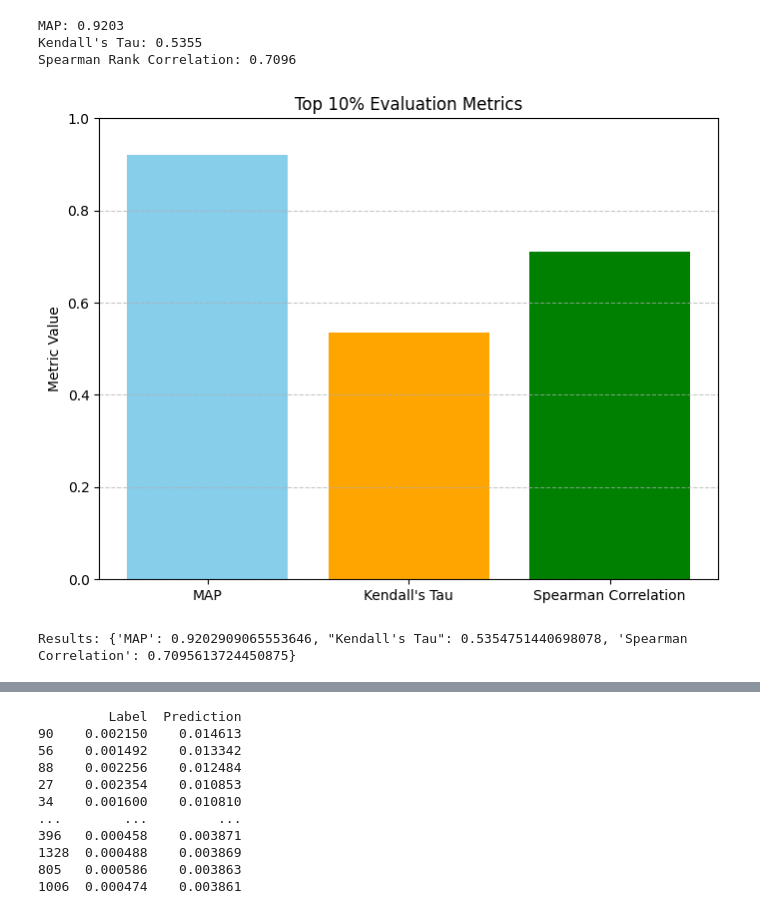
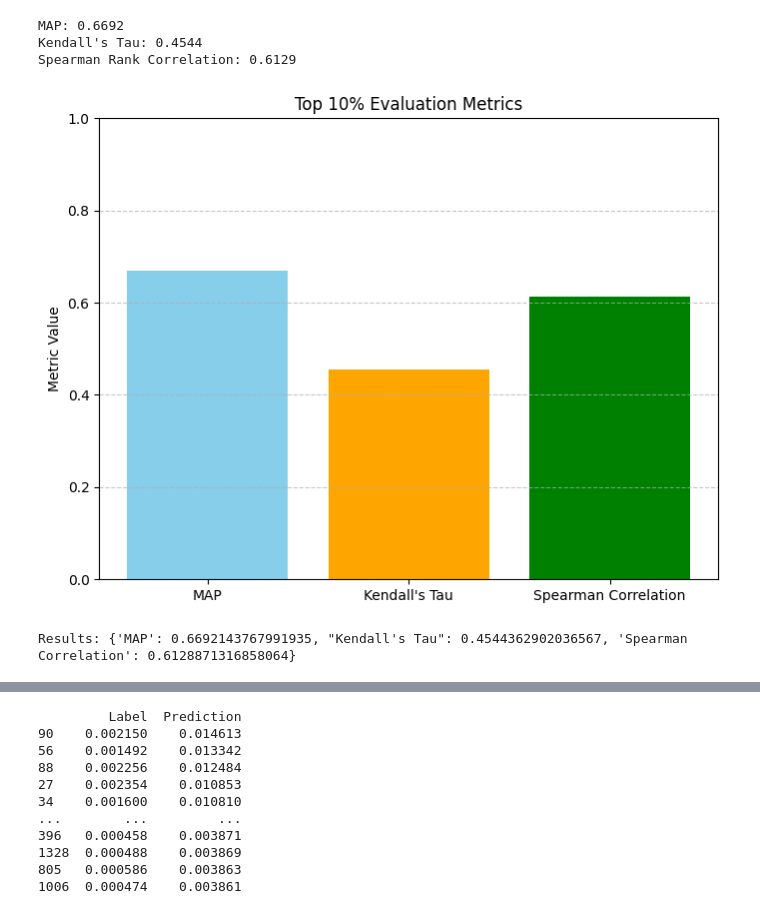
Before and after one commit to neginkheirmand/influential-node-ranking-in-complex-networks, a Jupyter notebook: testing_cnn/models/plotting_influential.ipynb, the cells around one changed output, grey strips where cells are left out. Saved outputs shown, nothing was run; the diff lists cells and outputs as text; code cells hidden in the pictures.

```diff
--- a/testing_cnn/models/plotting_influential.ipynb
+++ b/testing_cnn/models/plotting_influential.ipynb
@@ -27,7 +27,7 @@ def evaluate_top_10_percent(csv_path):
 
     # Compute Mean Average Precision (MAP)
     def compute_map(labels):
-        threshold = df['Label'].quantile(0.8)  # Top 20% most influential nodes
+        threshold = df['Label'].quantile(0.9)  # Top 20% most influential nodes
         relevance = [1 if label > threshold else 0 for label in labels]  # Binary relevance: 1 if relevant, else 0
         cumsum = 0
         total_relevant = sum(relevance)
@@ -53,15 +53,15 @@ def evaluate_top_10_percent(csv_path):
     }
 
 # Example usage
-csv_path = './../data/test_L9_b4_sir0/ba_edgelist_exp1_5000_4_df.csv'  # Replace with the actual path
+csv_path = './../data/test_L20_b4_sir1/ba_edgelist_exp1_5000_4_df.csv'  # Replace with the actual path
 results = evaluate_top_10_percent(csv_path)
 print(f"MAP: {results['map']:.4f}")
 print(f"Kendall's Tau: {results['kendall_tau']:.4f}")
 print(f"Spearman Rank Correlation: {results['spearman_corr']:.4f}")
 # %% [output]
-MAP: 0.9203
-Kendall's Tau: 0.5355
-Spearman Rank Correlation: 0.7096
+MAP: 0.6692
+Kendall's Tau: 0.4544
+Spearman Rank Correlation: 0.6129
 # %%
 import pandas as pd
 from scipy.stats import kendalltau, spearmanr
@@ -106,36 +106,36 @@ def evaluate_and_plot_top_10_percent(csv_path):
 
     # Kendall's Tau and Spearman Rank Correlation
     kendall_tau, _ = kendalltau(df_top_10['Label'], df_top_10['Prediction'])
     spearman_corr, _ = spearmanr(df_top_10['Label'], df_top_10['Prediction'])
 
     # Store results in a dictionary
     results = {
         'MAP': map_top_10,
         'Kendall\'s Tau': kendall_tau,
         'Spearman Correlation': spearman_corr
     }
 
     # Plotting the results
     metrics = list(results.keys())
     values = list(results.values())
 
     plt.figure(figsize=(8, 6))
     plt.bar(metrics, values, color=['skyblue', 'orange', 'green'])
     plt.ylabel("Metric Value")
     plt.title("Top 10% Evaluation Metrics")
     plt.ylim(0, 1)  # Since these metrics range between 0 and 1
     plt.grid(axis='y', linestyle='--', alpha=0.7)
     plt.show()
 
     return results
 
 # Example usage
-csv_path = './../data/test_L9_b4_sir0/ba_edgelist_exp1_5000_4_df.csv'  # Replace with the actual path
+csv_path = './../data/test_L20_b4_sir1/ba_edgelist_exp1_5000_4_df.csv'  # Replace with the actual path
 results = evaluate_and_plot_top_10_percent(csv_path)
 print(f"Results: {results}")
 # %% [output]
-[figure, old version]
+[figure, new version]
-Results: {'MAP': 0.9202909065553646, "Kendall's Tau": 0.5354751440698078, 'Spearman Correlation': 0.7095613724450875}
+Results: {'MAP': 0.6692143767991935, "Kendall's Tau": 0.4544362902036567, 'Spearman Correlation': 0.6128871316858064}
 # %%
 
 
```
Also changed, not shown: parts of 2 cells of this notebook.
